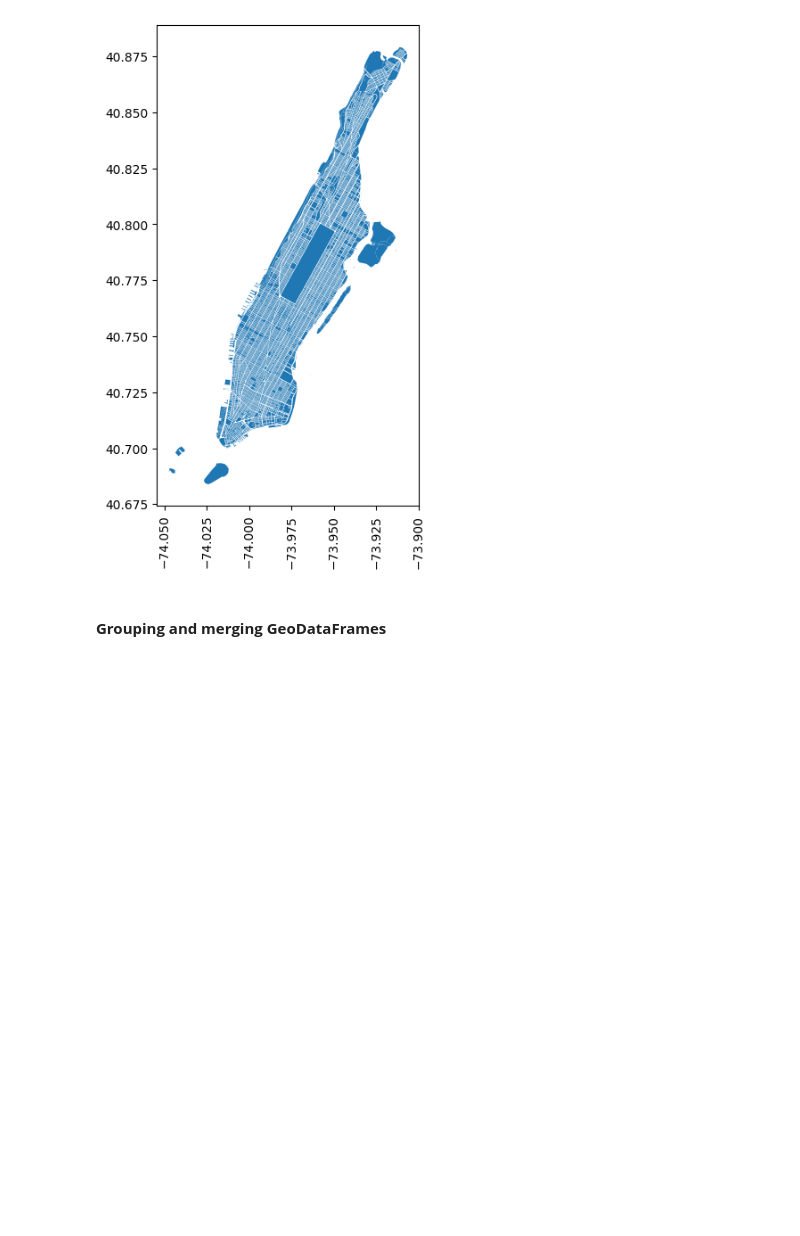
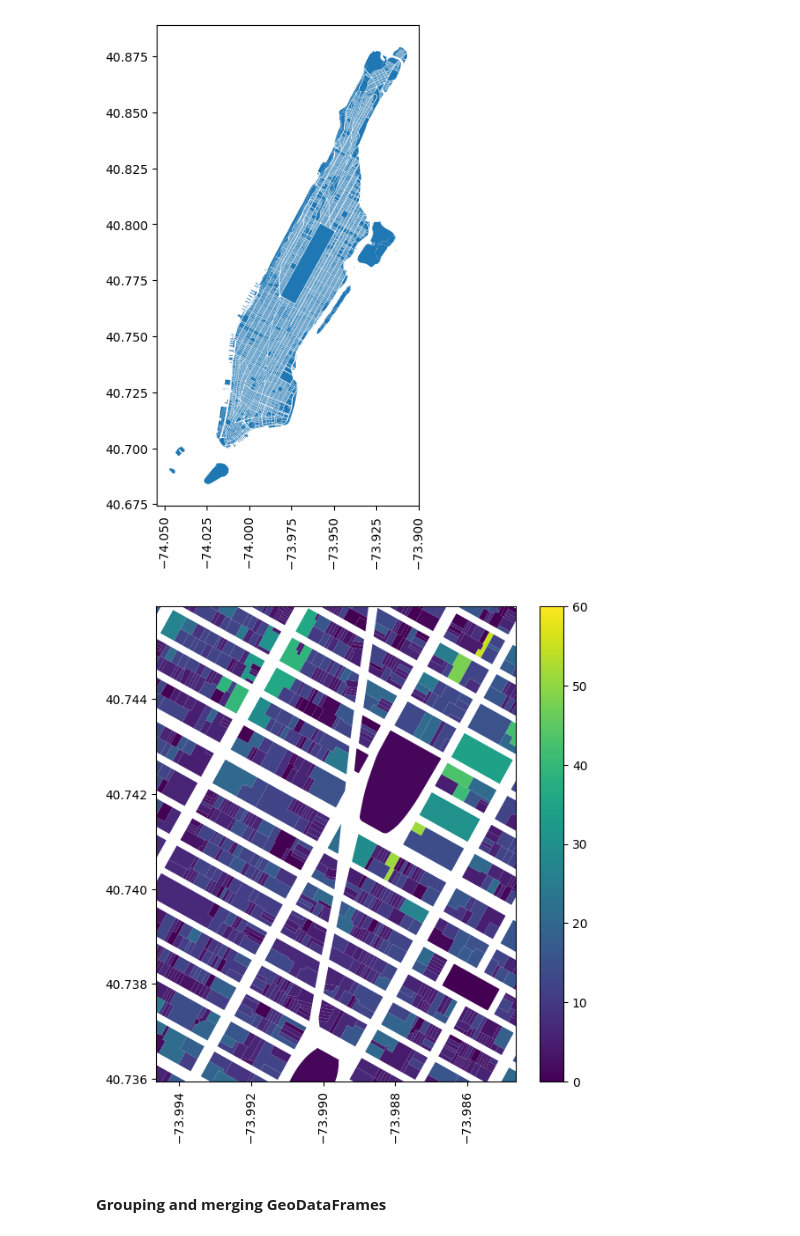
Before and after one commit to ReidelVichot/DSTEP23, a Jupyter notebook: week_8/dstep23_geospatial_intro_part2.ipynb, the cells around one changed output. Cells and saved outputs as stored; diff of their text form; code cells hidden in the pictures; blank space fills up the shorter version.

```diff
--- a/week_8/dstep23_geospatial_intro_part2.ipynb
+++ b/week_8/dstep23_geospatial_intro_part2.ipynb
@@ -276,9 +285,18 @@ fig.show()
 # %%
 # -- zoom in on the Flatiron building
 cen = (-73.989645, 40.740947)
 wid = 0.005
-xlim =
-ylim =
+xlim = (cen[0] - wid, cen[0] + wid)
+ylim = (cen[1] - wid, cen[1] + wid)
+
+fig, ax = plt.subplots(figsize=(7,7))
+mnpl_deg.plot("NumFloors",legend=True, vmax=60, ax=ax)
+ax.set_xlim(xlim)
+ax.set_ylim(ylim)
+ax.xaxis.set_tick_params(rotation=90)
+fig.show()
+# %% [output]
+[figure, added]
 # %% [markdown]
 #### **Grouping and merging GeoDataFrames**
 # %% [markdown]
```
Also changed, not shown: parts of 4 cells of this notebook.
